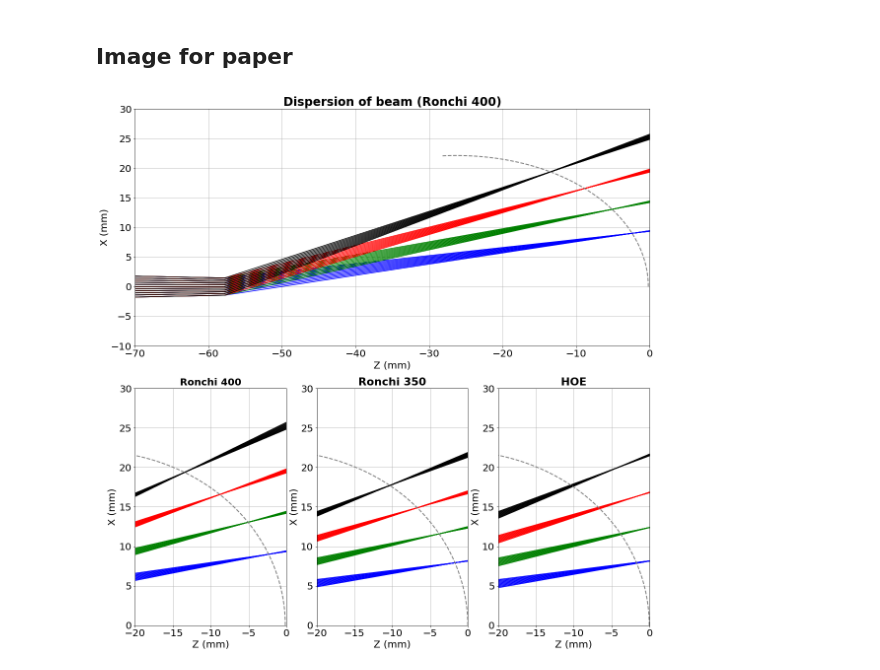
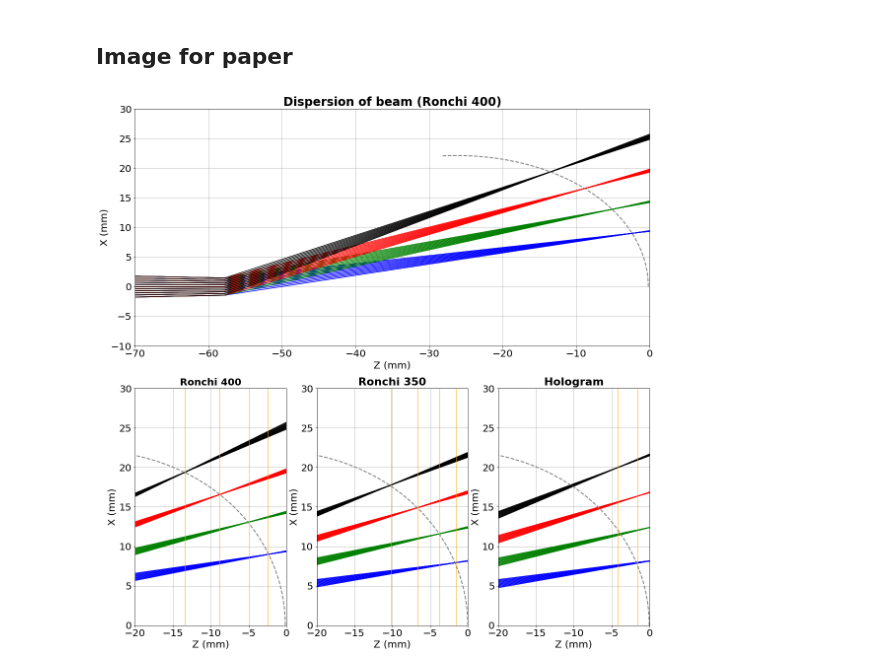
Before and after one commit to sylvielsstfr/OpticSimWthB4, a Jupyter notebook: DrawBeams/notebooks_draw/DrawBeams_swap.ipynb, the cells around one changed output. Cells and saved outputs as stored; diff of their text form; code cells hidden in the pictures.

Commit message:
finish the figures

```diff
--- a/DrawBeams/notebooks_draw/DrawBeams_swap.ipynb
+++ b/DrawBeams/notebooks_draw/DrawBeams_swap.ipynb
@@ -630,9 +630,11 @@ ax2=fig.add_subplot(gs01[0,0])
 ax3=fig.add_subplot(gs01[0,1])
 ax4=fig.add_subplot(gs01[0,2])
 
-######################
-# Bottom left figure
-######################
+#################################
+# Bottom left figure with RON400
+#################################
+
+shifts_R400=[-2.4,-5.0,-8.8,-13.4]
 
 for index, row in df_R400.iterrows():
     wl=row["wave"]
@@ -649,6 +651,10 @@ for index, row in df_R400.iterrows():
 #ax2.add_artist(ellipse)
 
 ax2.plot(XXXR400,YYYR400,"--",color="grey",lw=2) # plot trajectory curve
+
+# vertical lines marking defocus
+for shift in shifts_R400:
+    ax2.axvline(x=shift,color="orange",lw=1)
 
 ax2.grid()
 ax2.set_xlim(-20,0)
@@ -706,6 +712,9 @@ else:
 ######################
 # Bottom middle figure
 ######################
+
+    shifts_R350=[-1.6,-3.8,-6.6,-10.2]
+
     ## get the focalisation points
     a      = 1./350.   # the grating
     idx_wl = 3    # choose one of the wavelength
@@ -747,6 +756,10 @@ else:
 
     ax3.plot(XXXR350,YYYR350,"--",color="grey",lw=2) # plot trajectory curve
 
+    # vertical lines marking defocus
+    for shift in shifts_R350:
+        ax3.axvline(x=shift,color="orange",lw=1)
+
     ax3.grid()
     ax3.set_xlim(-20,0)
     ax3.set_ylim(0,30)
@@ -757,35 +770,43 @@ else:
     #ax1.tick_params(axis='both', which='minor', labelsize=8)
 
 
+###########################
+# Bottom right figure : HOE
+#############################
 
+    shifts_HOE=[1.0,0.2,-1.6,-4.2]
 
     for index, row in df_hoe.iterrows():
         wl=row["wave"]
         col=ColorDict[wl]
         X0=row["X0"];Y0=row["Y0"];Z0=row["Z0"]-row["Z3"]
         X1=row["X1"];Y1=row["Y1"];Z1=row["Z1"]-row["Z3"]
         X2=row["X2"];Y2=row["Y2"];Z2=row["Z2"]-row["Z3"]
         X3=row["X3"];Y3=row["Y3"];Z3=row["Z3"]-row["Z3"]
         if Y0==0:
             ax4.plot([Z2,Z3],[X2,X3],"-",color=col)
 
 
     #ellipse = mpl.patches.Ellipse(xy=(X0C_R400, Y0C_R400), width=2*R0C_R400, height=2*R0C_R400,angle=1,color="grey",fill=False)
     #ax4.add_artist(ellipse)
 
     ax4.plot(XXXR350,YYYR350,"--",color="grey",lw=2) # plot trajectory curve
 
 
+    # vertical lines marking defocus
+    for shift in shifts_HOE:
+        ax4.axvline(x=shift,color="orange",lw=1)
+
     ax4.grid()
     ax4.set_xlim(-20,0)
     ax4.set_ylim(0,30)
     ax4.set_xlabel("Z (mm)")
     ax4.set_ylabel("X (mm)")
-    ax4.set_title("HOE",fontweight="bold",fontsize=22)
+    ax4.set_title("Hologram",fontweight="bold",fontsize=22)
     ax4.tick_params(axis='both', which='major', labelsize=20)
     #ax1.tick_params(axis='both', which='minor', labelsize=8)
 
 plt.tight_layout()
 plt.savefig("BeamDispersion.pdf")
 # %% [output]
-[figure, old version]
+[figure, new version]
```
Also changed, not shown: 1 other file.
